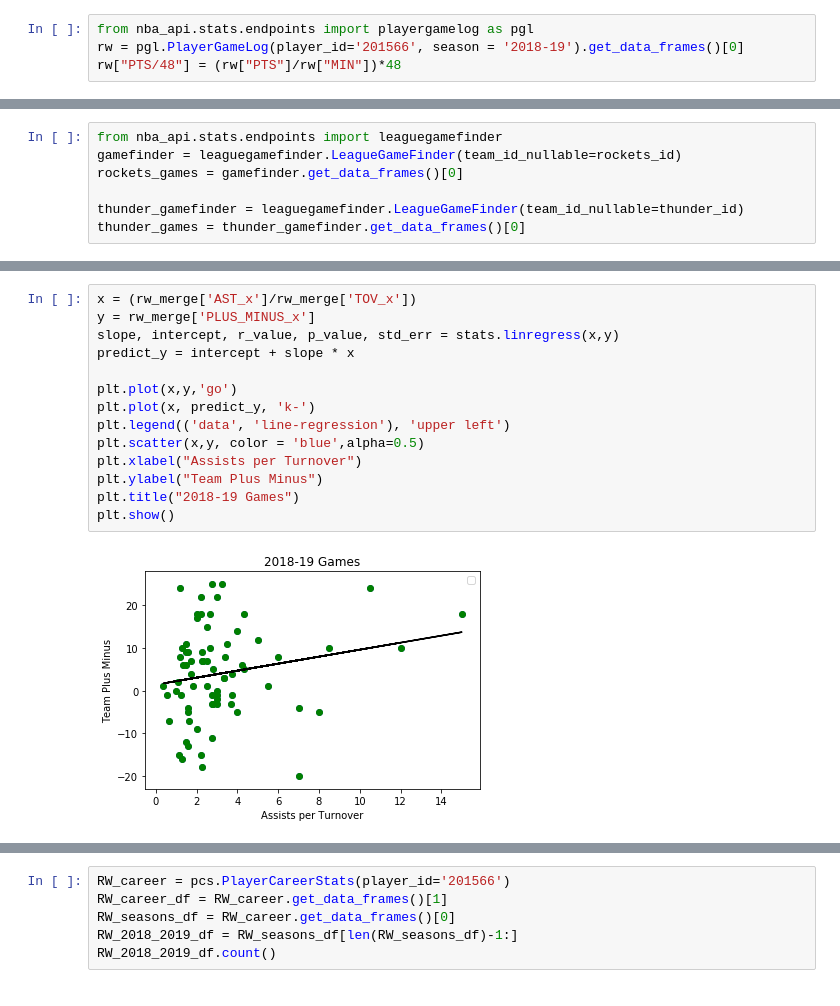
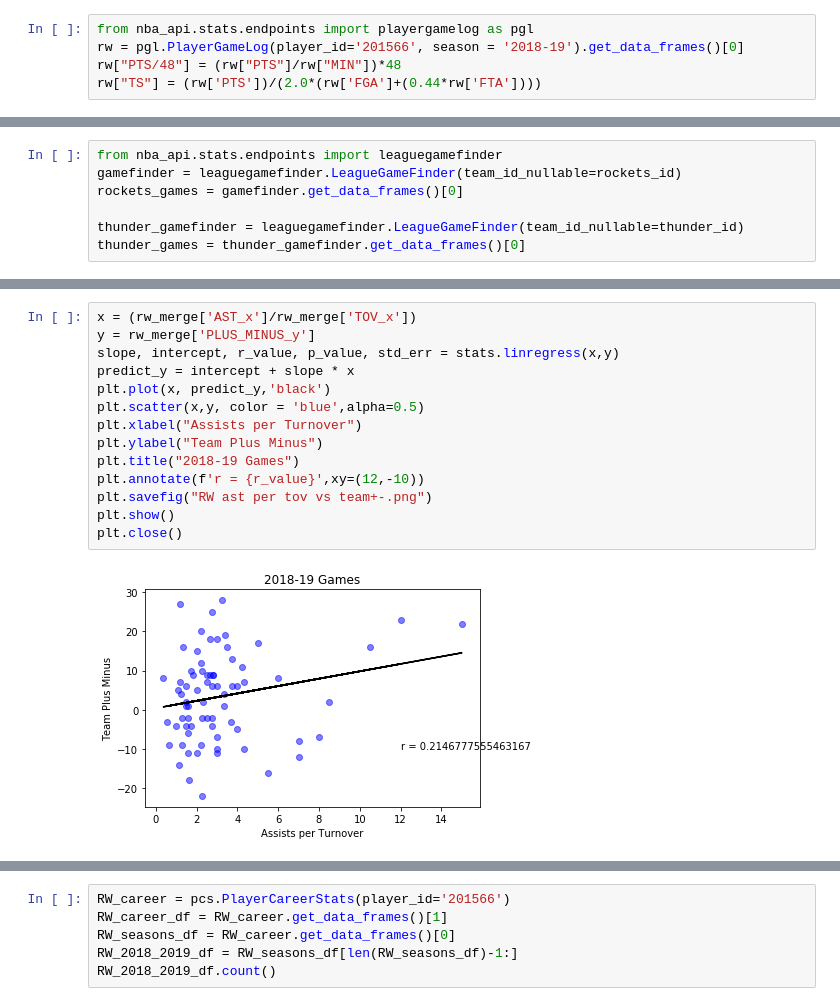
Before and after one commit to nickkeller21/Project1, a Jupyter notebook: nick/Nick Testing.ipynb, the cells around one changed output, grey strips where cells are left out. Saved outputs shown, nothing was run; the diff lists cells and outputs as text.

Commit message:
data

```diff
--- a/nick/Nick Testing.ipynb
+++ b/nick/Nick Testing.ipynb
@@ -22,6 +25,7 @@ thunder_id = thunder['id']
 from nba_api.stats.endpoints import playergamelog as pgl
 rw = pgl.PlayerGameLog(player_id='201566', season = '2018-19').get_data_frames()[0]
 rw["PTS/48"] = (rw["PTS"]/rw["MIN"])*48
+rw["TS"] = (rw['PTS'])/(2.0*(rw['FGA']+(0.44*rw['FTA'])))
 # %%
 cp = pgl.PlayerGameLog(player_id='101108', season = '2018-19').get_data_frames()[0]
 cp["PTS/48"] = (rw["PTS"]/rw["MIN"])*48
@@ -75,18 +80,18 @@ PLUS_MINUS_y         73
 dtype: int64
 # %%
 x = (rw_merge['AST_x']/rw_merge['TOV_x'])
-y = rw_merge['PLUS_MINUS_x']
+y = rw_merge['PLUS_MINUS_y']
 slope, intercept, r_value, p_value, std_err = stats.linregress(x,y)
 predict_y = intercept + slope * x
-
-plt.plot(x,y,'go')
-plt.plot(x, predict_y, 'k-')
-plt.legend(('data', 'line-regression'), 'upper left')
+plt.plot(x, predict_y,'black')
 plt.scatter(x,y, color = 'blue',alpha=0.5)
 plt.xlabel("Assists per Turnover")
 plt.ylabel("Team Plus Minus")
 plt.title("2018-19 Games")
+plt.annotate(f'r = {r_value}',xy=(12,-10))
+plt.savefig("RW ast per tov vs team+-.png")
 plt.show()
+plt.close()
 # %% [output]
-[figure, old version]
+[figure, new version]
 # %%
```
Also changed, not shown: parts of 8 cells of this notebook, 8 other files.
